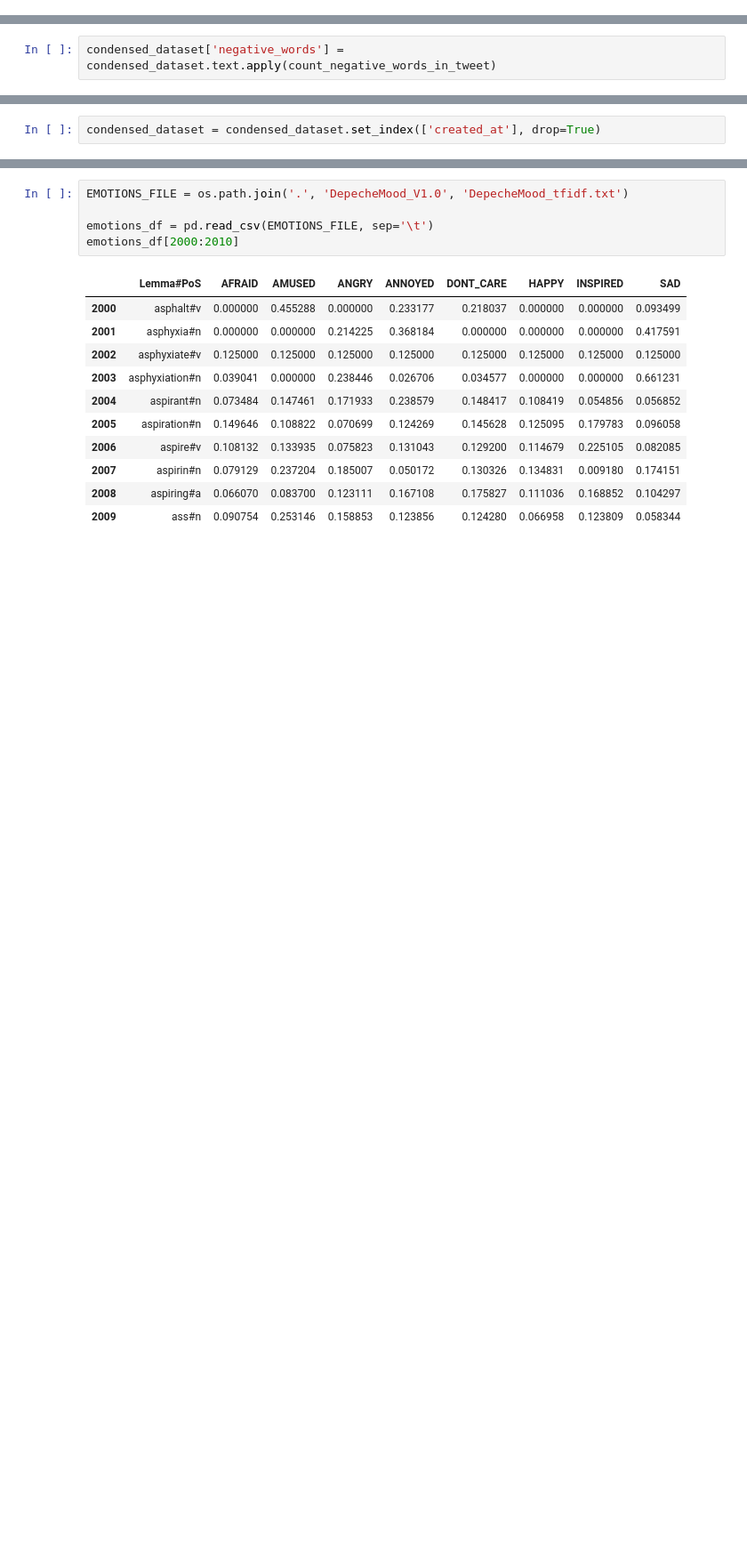
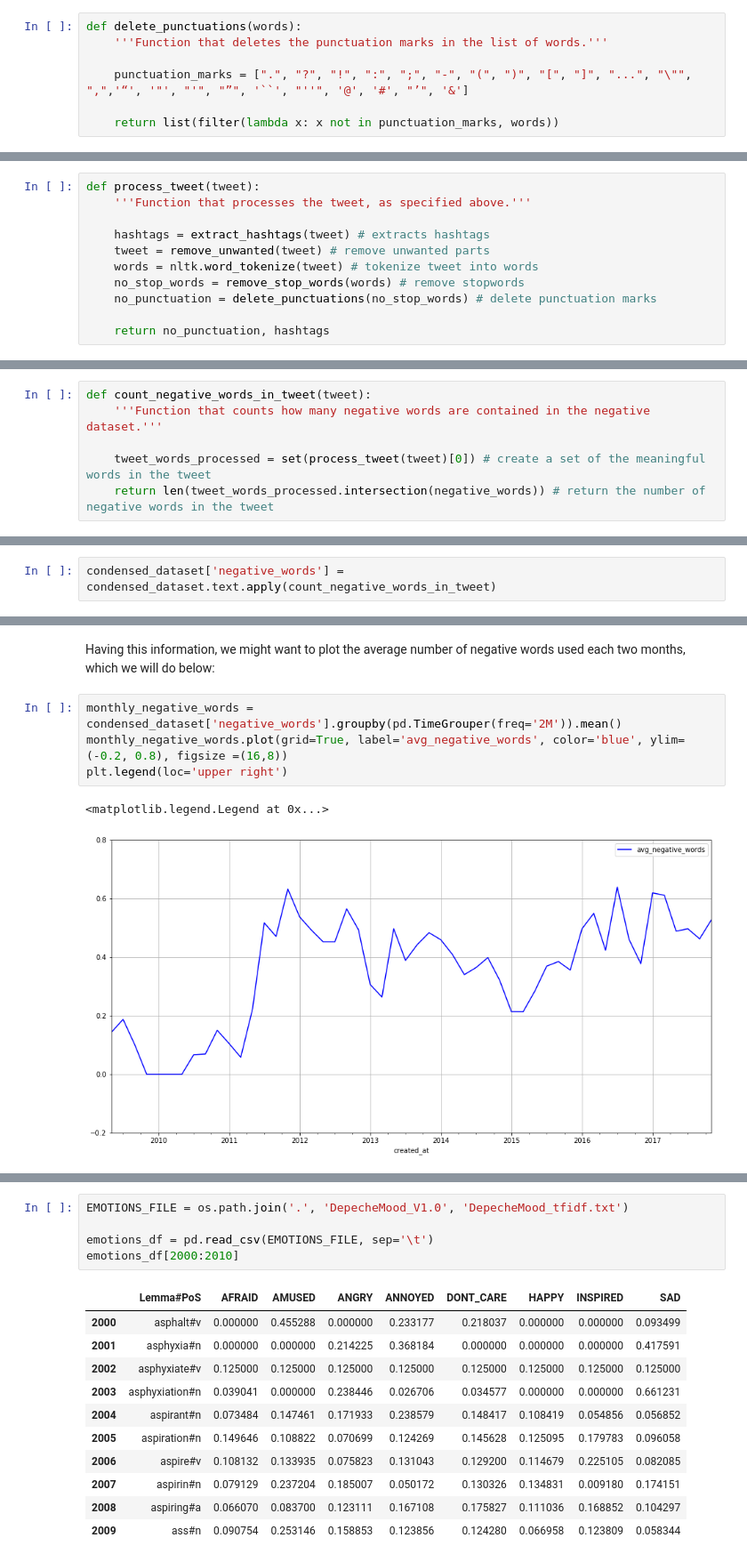
Before and after one commit to baetuc/ADA-CS-401, a Jupyter notebook: Project/Cip/Project-final.ipynb, the cells around one changed output, grey strips where cells are left out. Shown at 89% size. Drawn from its saved outputs; the diff is of its cells as text; blank space fills up the shorter version.

```diff
--- a/Project/Cip/Project-final.ipynb
+++ b/Project/Cip/Project-final.ipynb
@@ -171,0 +136,7 @@ hashtags_dataset.sort_values(by='Count', ascending=False).head(20)
+# %%
+def delete_punctuations(words):
+    '''Function that deletes the punctuation marks in the list of words.'''
+
+    punctuation_marks = [".", "?", "!", ":", ";", "-", "(", ")", "[", "]", "...", "\"", ",",'“', '"', "'", "”", '``', "''", '@', '#', "’", '&']
+
+    return list(filter(lambda x: x not in punctuation_marks, words))
@@ -171,0 +145,11 @@ hashtags_dataset.sort_values(by='Count', ascending=False).head(20)
+# %%
+def process_tweet(tweet):
+    '''Function that processes the tweet, as specified above.'''
+
+    hashtags = extract_hashtags(tweet) # extracts hashtags
+    tweet = remove_unwanted(tweet) # remove unwanted parts
+    words = nltk.word_tokenize(tweet) # tokenize tweet into words
+    no_stop_words = remove_stop_words(words) # remove stopwords
+    no_punctuation = delete_punctuations(no_stop_words) # delete punctuation marks
+
+    return no_punctuation, hashtags
@@ -178,0 +177,6 @@ def count_negative_words_in_tweet(tweet):
+# %%
+def count_negative_words_in_tweet(tweet):
+    '''Function that counts how many negative words are contained in the negative dataset.'''
+
+    tweet_words_processed = set(process_tweet(tweet)[0]) # create a set of the meaningful words in the tweet
+    return len(tweet_words_processed.intersection(negative_words)) # return the number of negative words in the tweet
@@ -215,2 +186,0 @@ condensed_dataset[-10:]
-# %%
-condensed_dataset = condensed_dataset.set_index(['created_at'], drop=True)
@@ -239,0 +197,9 @@ android_monthly.plot(grid=True, label='android', color='blue', ylim=(-0.1, 1.1))
+# %% [markdown]
+Having this information, we might want to plot the average number of negative words used each two months, which we will do below:
+# %%
+monthly_negative_words = condensed_dataset['negative_words'].groupby(pd.TimeGrouper(freq='2M')).mean()
+monthly_negative_words.plot(grid=True, label='avg_negative_words', color='blue', ylim=(-0.2, 0.8), figsize =(16,8))
+plt.legend(loc='upper right')
+# %% [output]
+<matplotlib.legend.Legend at 0x...>
+[figure, added]
```
Also changed, not shown: parts of 117 cells of this notebook, 3 other files.
